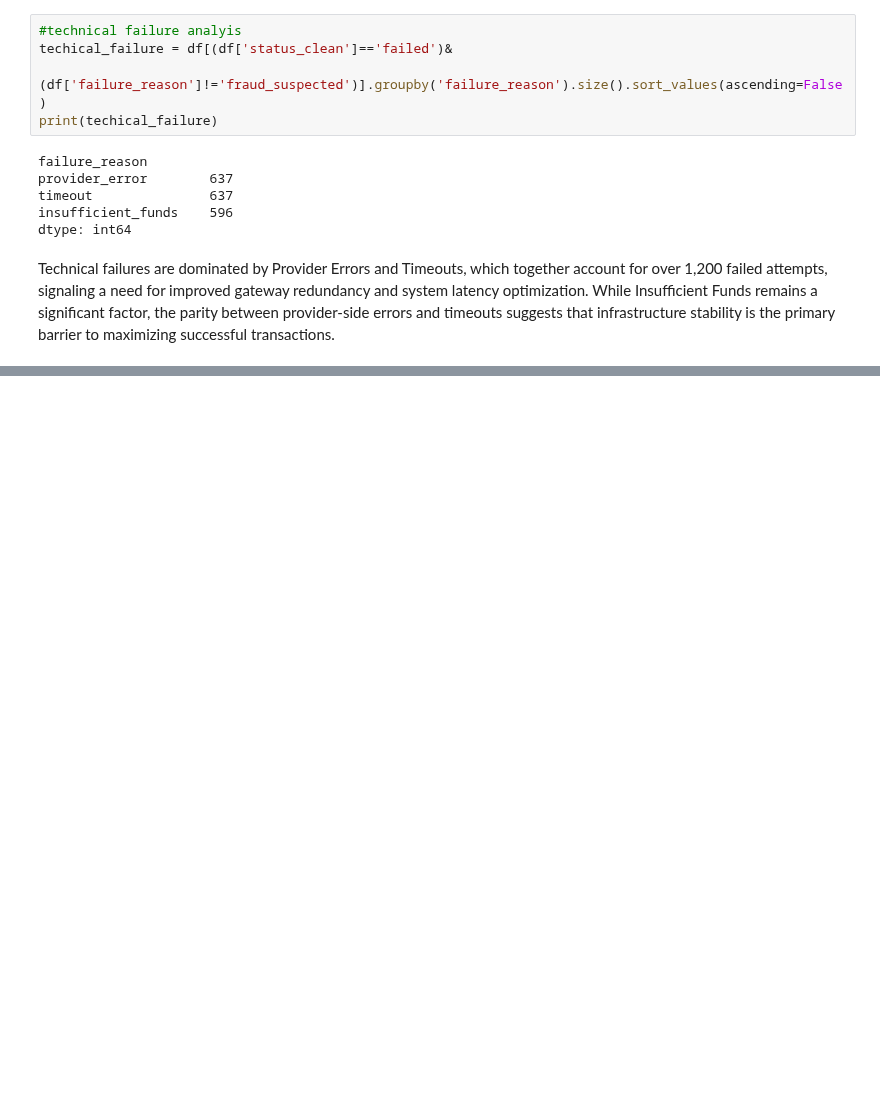
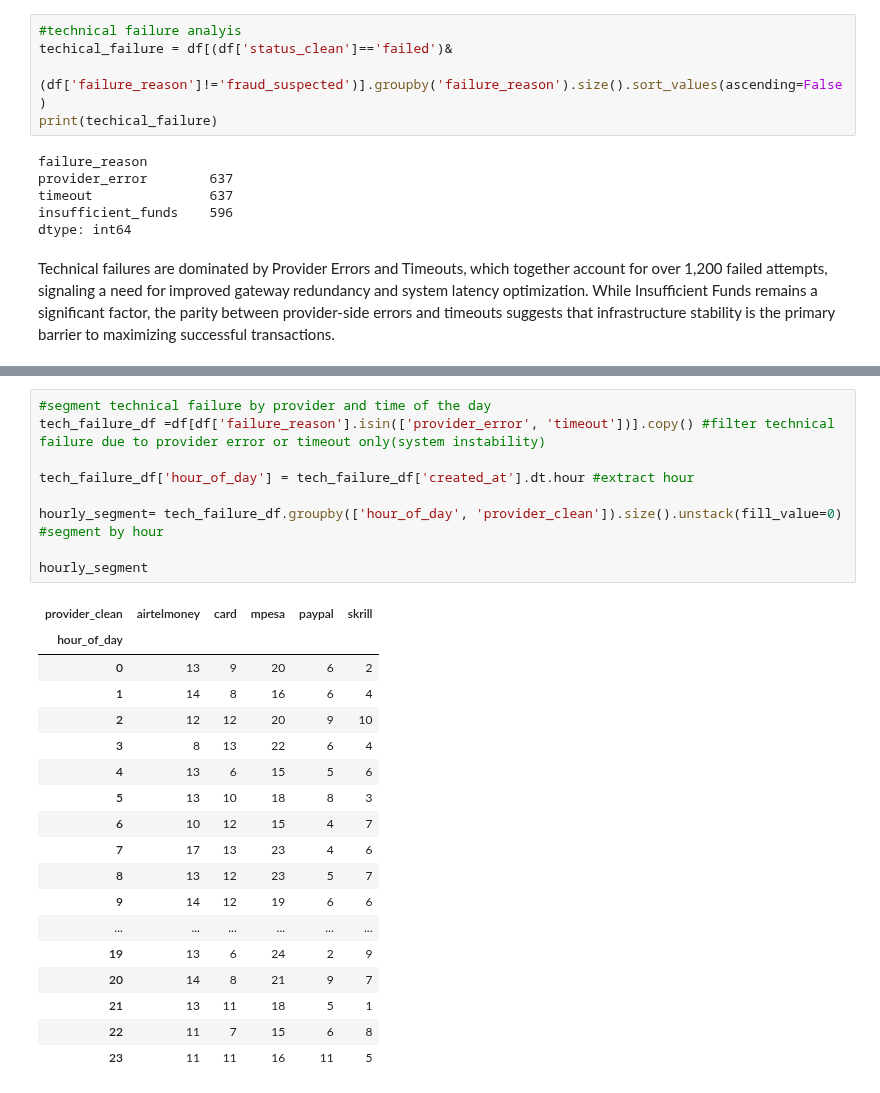
Before and after one commit to mutumaian29/payments-intelligence, a Jupyter notebook: Fraud_and_Monitoring(Project_Shield_and_Scale).ipynb, the cells around one changed output, grey strips where cells are left out. Saved outputs shown, nothing was run; the diff lists cells and outputs as text; blank space fills up the shorter version.

```diff
--- a/Fraud_and_Monitoring(Project_Shield_and_Scale).ipynb
+++ b/Fraud_and_Monitoring(Project_Shield_and_Scale).ipynb
@@ -704,0 +719,28 @@ Technical failures are dominated by Provider Errors and Timeouts, which together
+# %%
+#segment technical failure by provider and time of the day
+tech_failure_df =df[df['failure_reason'].isin(['provider_error', 'timeout'])].copy() #filter technical failure due to provider error or timeout only(system instability)
+
+tech_failure_df['hour_of_day'] = tech_failure_df['created_at'].dt.hour #extract hour
+
+hourly_segment= tech_failure_df.groupby(['hour_of_day', 'provider_clean']).size().unstack(fill_value=0) #segment by hour
+
+hourly_segment
+# %% [output]
+| provider_clean | airtelmoney | card | mpesa | paypal | skrill |
+| hour_of_day |  |  |  |  |  |
+| 0 | 13 | 9 | 20 | 6 | 2 |
+| 1 | 14 | 8 | 16 | 6 | 4 |
+| 2 | 12 | 12 | 20 | 9 | 10 |
+| 3 | 8 | 13 | 22 | 6 | 4 |
+| 4 | 13 | 6 | 15 | 5 | 6 |
+| 5 | 13 | 10 | 18 | 8 | 3 |
+| 6 | 10 | 12 | 15 | 4 | 7 |
+| 7 | 17 | 13 | 23 | 4 | 6 |
+| 8 | 13 | 12 | 23 | 5 | 7 |
+| 9 | 14 | 12 | 19 | 6 | 6 |
+| ... | ... | ... | ... | ... | ... |
+| 19 | 13 | 6 | 24 | 2 | 9 |
+| 20 | 14 | 8 | 21 | 9 | 7 |
+| 21 | 13 | 11 | 18 | 5 | 1 |
+| 22 | 11 | 7 | 15 | 6 | 8 |
+| 23 | 11 | 11 | 16 | 11 | 5 |
```
Also changed, not shown: parts of 5 cells of this notebook.
